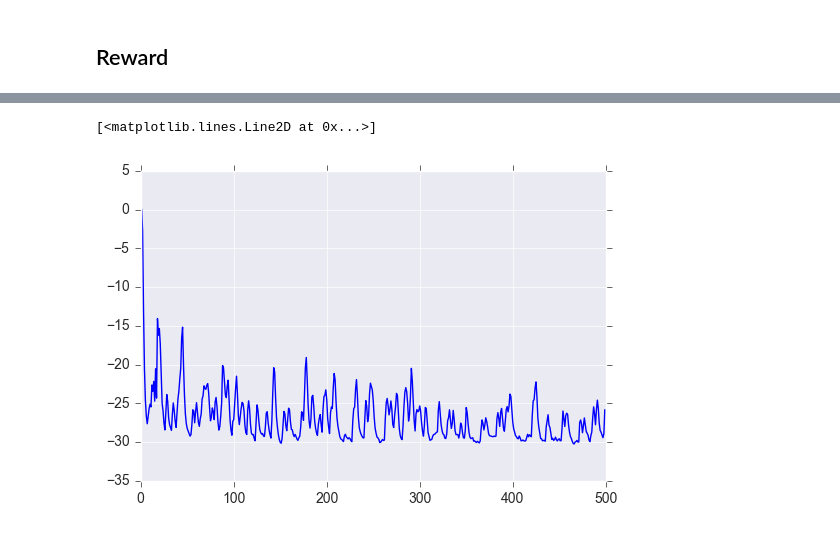
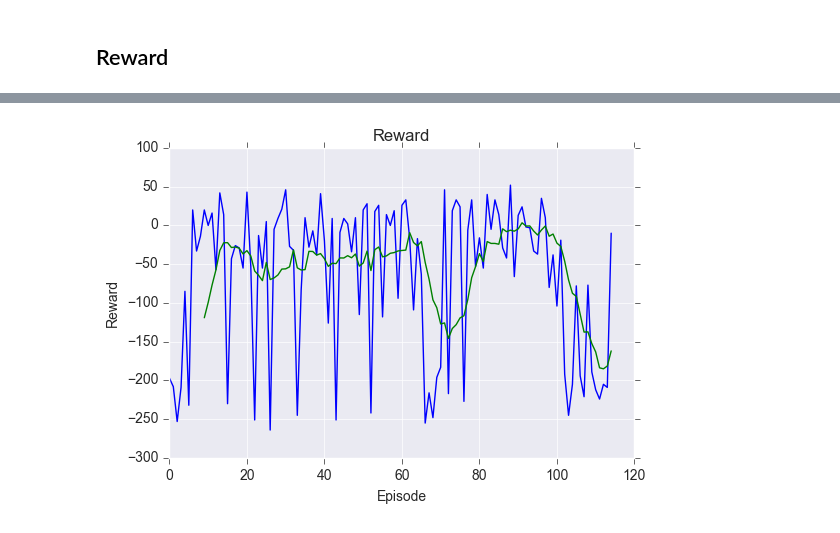
Before and after one commit to dtriepke/Deep_Q_Learning_MountainCar, a Jupyter notebook: DeepQLearning.ipynb, the cells around one changed output, grey strips where cells are left out. Saved outputs shown, nothing was run; the diff lists cells and outputs as text; code cells hidden in the pictures.

```diff
--- a/DeepQLearning.ipynb
+++ b/DeepQLearning.ipynb
@@ -265,5 +212,12 @@ plt.hist(agent.reward_all, bins=10)
-# %%
-plt.plot(agent.mean_action_value_all)
-# %% [output]
-[<matplotlib.lines.Line2D at 0x...>]
-[figure, removed]
+# %%
+reward = history["reward"]
+reward = pd.Series(reward)
+ma = reward.rolling(10).mean()
+plt.plot(reward)
+plt.plot(ma)
+plt.xlabel('Episode')
+plt.ylabel('Reward')
+plt.title("Reward")
+plt.show()
+# %% [output]
+[figure, added]
```
Also changed, not shown: parts of 19 cells of this notebook, 8 other files.
